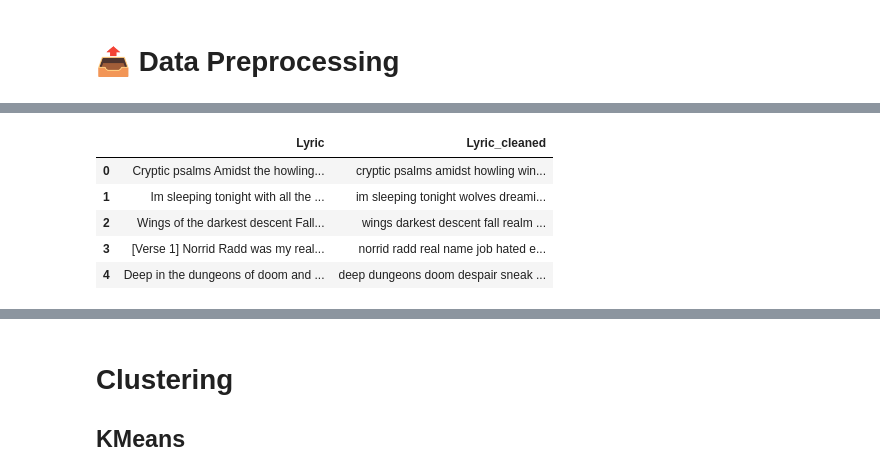
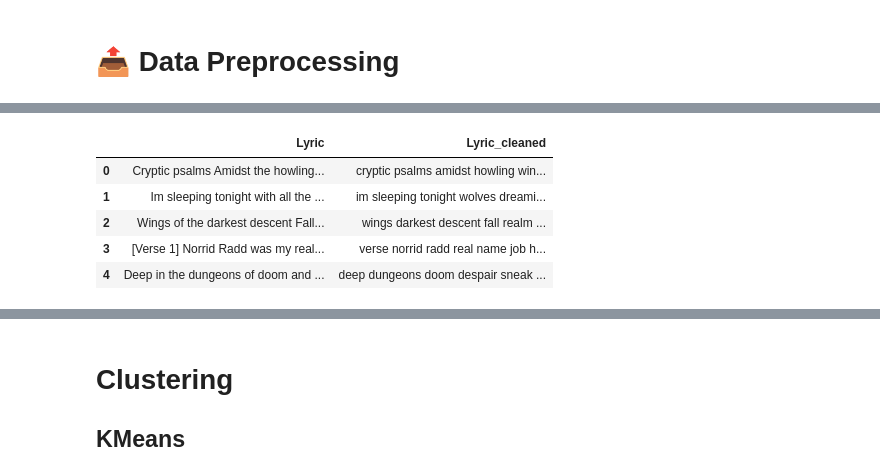
Before and after one commit to Artin-Tavasoli/NLP-Clustering, a Jupyter notebook: Clustering.ipynb, the cells around one changed output, grey strips where cells are left out. Saved outputs shown, nothing was run; the diff lists cells and outputs as text; code cells hidden in the pictures.

```diff
--- a/Clustering.ipynb
+++ b/Clustering.ipynb
@@ -62,6 +75,7 @@ dataset file loaded successfully!
 - Remove stop words like "a", "an", "the", ...
 # %%
 nltk.download('punkt_tab')
+nltk.download('wordnet')
 nltk.download('punkt')
 nltk.download('stopwords')
 
@@ -72,7 +86,7 @@ def remove_brackets(text):
 
 def remove_stopwords_and_clean(text):
     # Remove brackets first
-    text = remove_brackets(text)
+    #text = remove_brackets(text)
     # Convert to lowercase
     text = text.lower()
     # Remove non-word characters
@@ -93,10 +109,10 @@ display(music_df.head())
 [nltk_data] Downloading package punkt to /root/nltk_data...
 [nltk_data]   Package punkt is already up-to-date!
 [nltk_data] Downloading package stopwords to /root/nltk_data...
 [nltk_data]   Package stopwords is already up-to-date!
 |  | Lyric | Lyric_cleaned |
 | 0 | Cryptic psalms Amidst the howling... | cryptic psalms amidst howling win... |
 | 1 | Im sleeping tonight with all the ... | im sleeping tonight wolves dreami... |
 | 2 | Wings of the darkest descent Fall... | wings darkest descent fall realm ... |
-| 3 | [Verse 1] Norrid Radd was my real... | norrid radd real name job hated e... |
+| 3 | [Verse 1] Norrid Radd was my real... | verse norrid radd real name job h... |
 | 4 | Deep in the dungeons of doom and ... | deep dungeons doom despair sneak ... |
```
Also changed, not shown: parts of 13 cells of this notebook.
